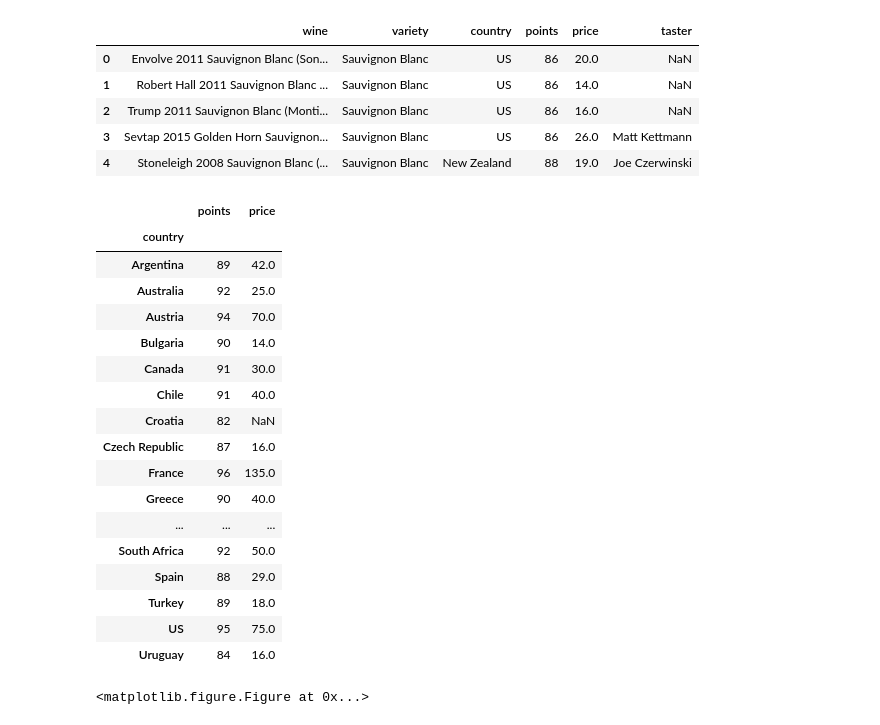
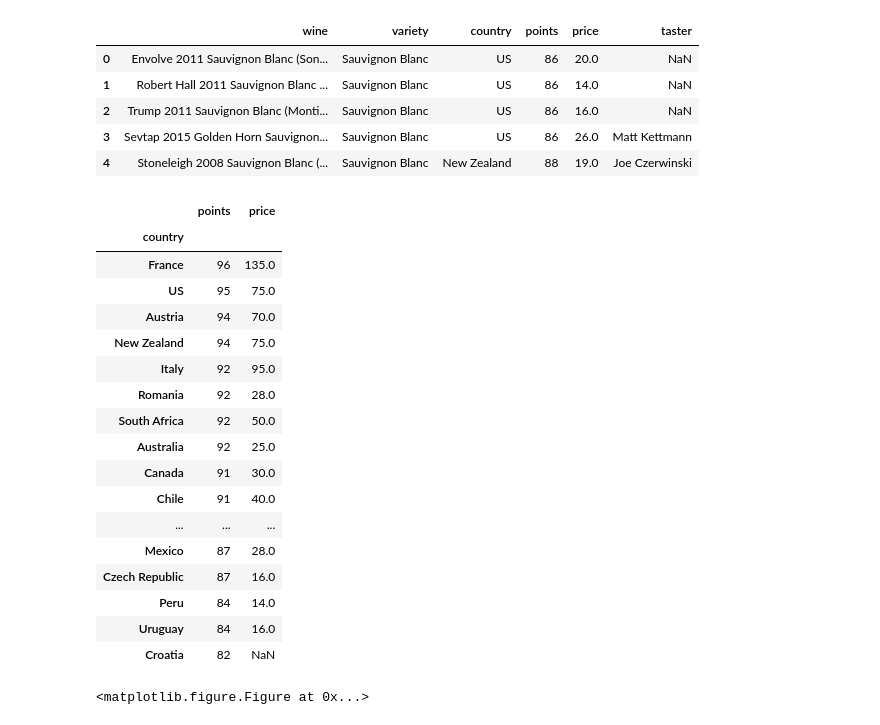
Before and after one commit to ENGRMike/GWProjectOne, a Jupyter notebook: VinyardDataAnalysis_sm_s_blanc.ipynb, the cells around one changed output. Saved outputs shown, nothing was run; the diff lists cells and outputs as text; code cells hidden in the pictures.

```diff
--- a/VinyardDataAnalysis_sm_s_blanc.ipynb
+++ b/VinyardDataAnalysis_sm_s_blanc.ipynb
@@ -18,26 +18,28 @@ new_df.head()
 | 3 | Sevtap 2015 Golden Horn Sauvignon... | Sauvignon Blanc | US | 86 | 26.0 | Matt Kettmann |
 | 4 | Stoneleigh 2008 Sauvignon Blanc (... | Sauvignon Blanc | New Zealand | 88 | 19.0 | Joe Czerwinski |
 # %%
-new_df.groupby(["country"])["points", "price"].max()
+s_blanc = new_df.groupby(["country"])["points", "price"].max()
+s_bl = s_blanc.sort_values("points", ascending=False)
+s_bl
 # %% [output]
 |  | points | price |
 | country |  |  |
-| Argentina | 89 | 42.0 |
+| France | 96 | 135.0 |
+| US | 95 | 75.0 |
+| Austria | 94 | 70.0 |
+| New Zealand | 94 | 75.0 |
+| Italy | 92 | 95.0 |
+| Romania | 92 | 28.0 |
+| South Africa | 92 | 50.0 |
 | Australia | 92 | 25.0 |
-| Austria | 94 | 70.0 |
-| Bulgaria | 90 | 14.0 |
 | Canada | 91 | 30.0 |
 | Chile | 91 | 40.0 |
+| ... | ... | ... |
+| Mexico | 87 | 28.0 |
+| Czech Republic | 87 | 16.0 |
+| Peru | 84 | 14.0 |
+| Uruguay | 84 | 16.0 |
 | Croatia | 82 | NaN |
-| Czech Republic | 87 | 16.0 |
-| France | 96 | 135.0 |
-| Greece | 90 | 40.0 |
-| ... | ... | ... |
-| South Africa | 92 | 50.0 |
-| Spain | 88 | 29.0 |
-| Turkey | 89 | 18.0 |
-| US | 95 | 75.0 |
-| Uruguay | 84 | 16.0 |
 # %%
 plt.figure(figsize=(18,8))
 plt.scatter(x='price',y='points', data = new_df)
```
Also changed, not shown: 2 other files.
